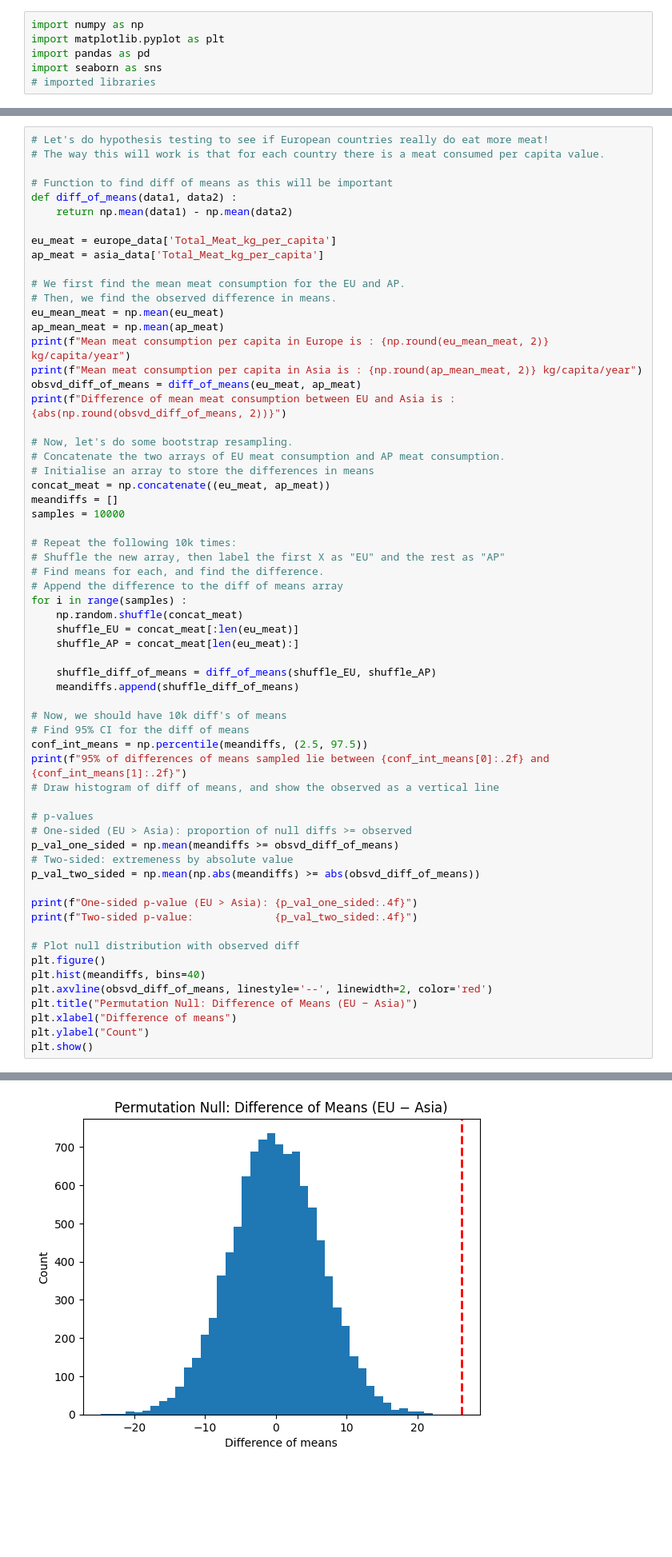
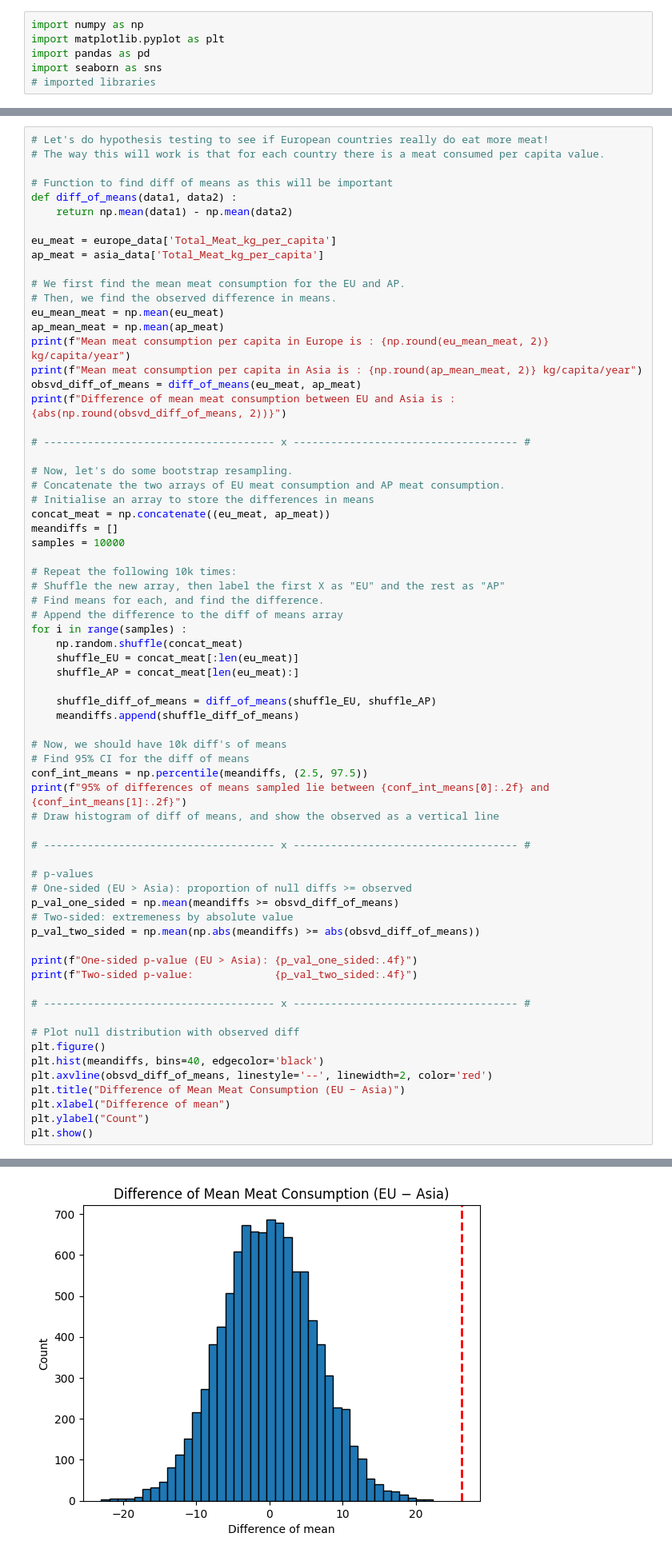
Before and after one commit to Tako870/tddm-ca, a Jupyter notebook: CA.ipynb, the cells around one changed output, grey strips where cells are left out. Shown at 80% size. Cells and saved outputs as stored; diff of their text form; blank space fills up the shorter version.

```diff
--- a/CA.ipynb
+++ b/CA.ipynb
@@ -260,6 +312,8 @@ print(f"Mean meat consumption per capita in Europe is : {np.round(eu_mean_meat,
 print(f"Mean meat consumption per capita in Asia is : {np.round(ap_mean_meat, 2)} kg/capita/year")
 obsvd_diff_of_means = diff_of_means(eu_meat, ap_meat)
 print(f"Difference of mean meat consumption between EU and Asia is : {abs(np.round(obsvd_diff_of_means, 2))}")
+
+# ------------------------------------- x ------------------------------------ #
 
 # Now, let's do some bootstrap resampling.
 # Concatenate the two arrays of EU meat consumption and AP meat consumption.
@@ -286,6 +340,8 @@ conf_int_means = np.percentile(meandiffs, (2.5, 97.5))
 print(f"95% of differences of means sampled lie between {conf_int_means[0]:.2f} and {conf_int_means[1]:.2f}")
 # Draw histogram of diff of means, and show the observed as a vertical line
 
+# ------------------------------------- x ------------------------------------ #
+
 # p-values
 # One-sided (EU > Asia): proportion of null diffs >= observed
 p_val_one_sided = np.mean(meandiffs >= obsvd_diff_of_means)
@@ -295,12 +351,14 @@ p_val_two_sided = np.mean(np.abs(meandiffs) >= abs(obsvd_diff_of_means))
 print(f"One-sided p-value (EU > Asia): {p_val_one_sided:.4f}")
 print(f"Two-sided p-value:             {p_val_two_sided:.4f}")
 
+# ------------------------------------- x ------------------------------------ #
+
 # Plot null distribution with observed diff
 plt.figure()
-plt.hist(meandiffs, bins=40)
+plt.hist(meandiffs, bins=40, edgecolor='black')
 plt.axvline(obsvd_diff_of_means, linestyle='--', linewidth=2, color='red')
-plt.title("Permutation Null: Difference of Means (EU − Asia)")
-plt.xlabel("Difference of means")
+plt.title("Difference of Mean Meat Consumption (EU − Asia)")
+plt.xlabel("Difference of mean")
 plt.ylabel("Count")
 plt.show()
 # %% [output]
@@ -311,6 +369,6 @@ Difference of mean meat consumption between EU and Asia is : 26.28
 One-sided p-value (EU > Asia): 0.0000
 Two-sided p-value:             0.0000
-[figure, old version]
+[figure, new version]
 # %% [markdown]
 # Question X Analysis
 ---
```
Also changed, not shown: parts of 7 cells of this notebook, 1 other file.
